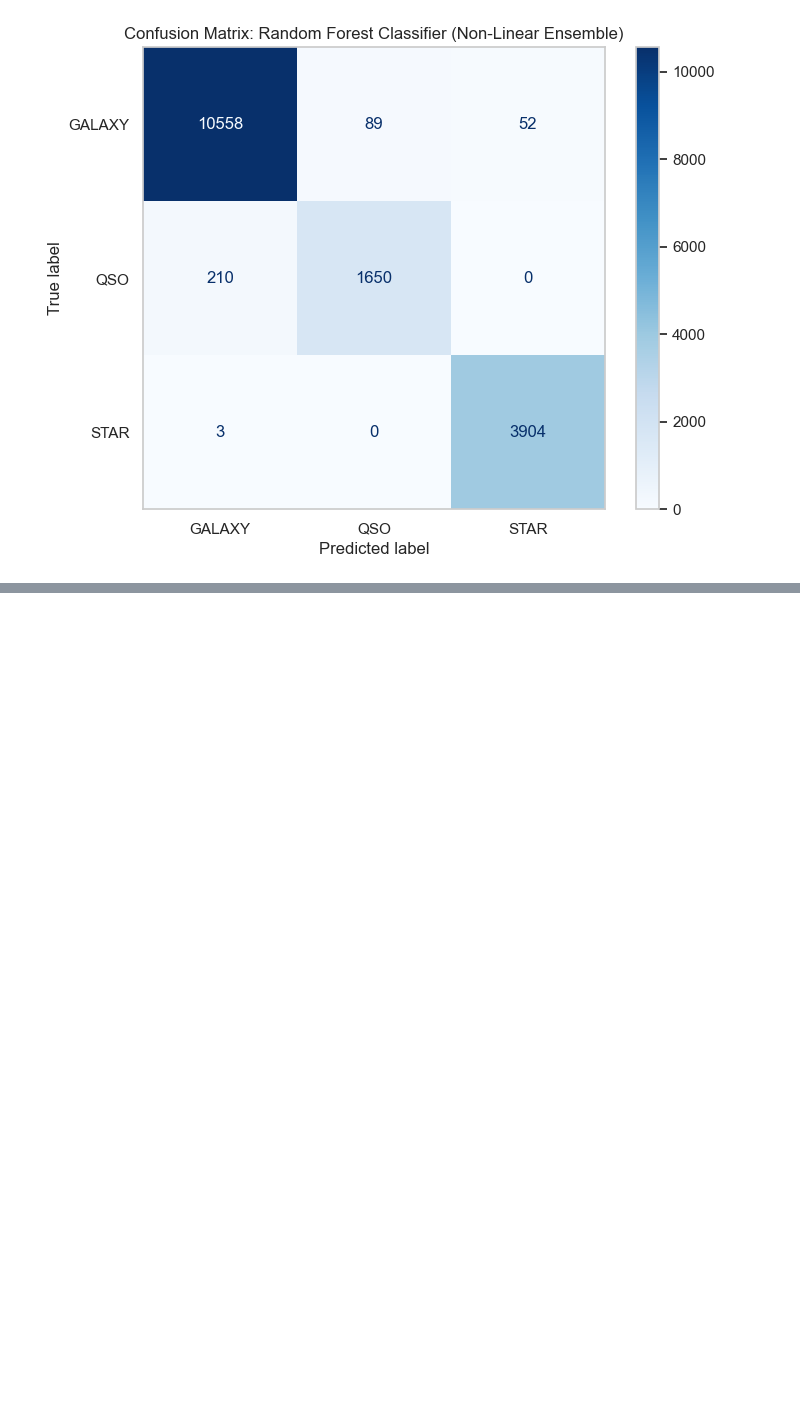
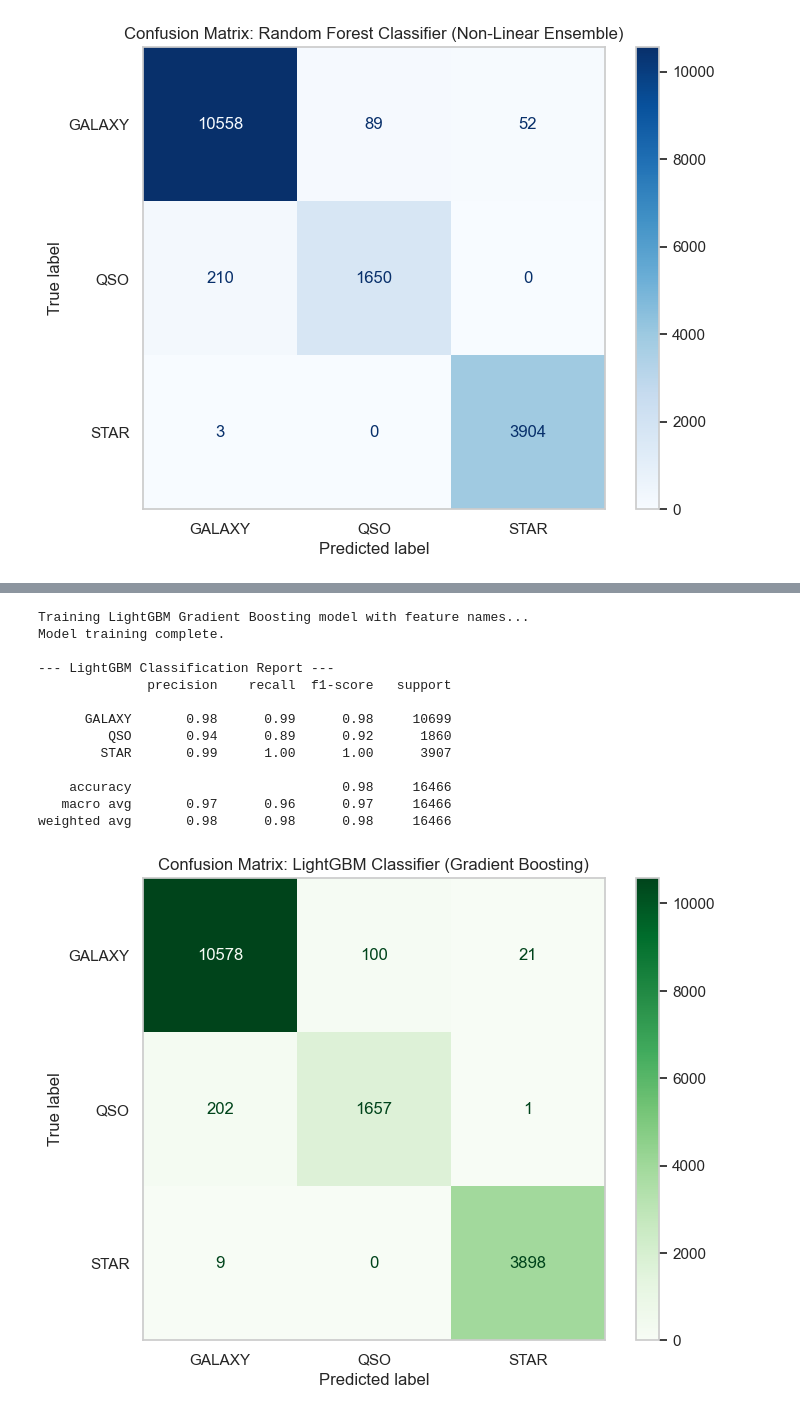
Before and after one commit to DimovDimo/SDSS17-ML-Research, a Jupyter notebook: SDSS17-ML-Research.ipynb, the cells around one changed output, grey strips where cells are left out. Saved outputs shown, nothing was run; the diff lists cells and outputs as text; code cells hidden in the pictures; blank space fills up the shorter version.

Commit message:
feat: train and evaluate lightgbm gradient boosting classifier

```diff
--- a/SDSS17-ML-Research.ipynb
+++ b/SDSS17-ML-Research.ipynb
@@ -1128,0 +1135,57 @@ weighted avg       0.98      0.98      0.98     16466
+# %%
+import matplotlib.pyplot as plt
+import seaborn as sns
+import pandas as pd
+from lightgbm import LGBMClassifier
+from sklearn.metrics import classification_report, confusion_matrix, ConfusionMatrixDisplay
+
+# Convert numpy arrays back to DataFrames with feature names to fix the UserWarning
+X_train_scaled_df = pd.DataFrame(X_train_scaled, columns=X.columns)
+X_test_scaled_df = pd.DataFrame(X_test_scaled, columns=X.columns)
+
+# 1. Initialize the LightGBM Classifier with exact parameters
+lgb_clf = LGBMClassifier(
+    objective='multiclass',
+    num_class=3,
+    n_estimators=100,
+    learning_rate=0.1,
+    random_state=2026,
+    n_jobs=-1,
+    verbose=-1
+)
+
+# 2. Train the gradient boosted trees using the proper DataFrame structure
+print("Training LightGBM Gradient Boosting model with feature names...")
+lgb_clf.fit(X_train_scaled_df, y_train)
+print("Model training complete.")
+
+# 3. Generate predictions on the scaled testing partition using the DataFrame
+y_pred_lgb = lgb_clf.predict(X_test_scaled_df)
+
+# 4. Print the comprehensive classification evaluation report
+print("\n--- LightGBM Classification Report ---")
+print(classification_report(y_test, y_pred_lgb, target_names=['GALAXY', 'QSO', 'STAR']))
+
+# 5. Compute and plot the final Confusion Matrix
+cm_lgb = confusion_matrix(y_test, y_pred_lgb)
+plt.figure(figsize=(8, 6))
+disp = ConfusionMatrixDisplay(confusion_matrix=cm_lgb, display_labels=['GALAXY', 'QSO', 'STAR'])
+disp.plot(cmap='Greens', ax=plt.gca(), values_format='d')
+plt.title("Confusion Matrix: LightGBM Classifier (Gradient Boosting)")
+plt.grid(False)
+plt.show()
+# %% [output]
+Training LightGBM Gradient Boosting model with feature names...
+Model training complete.
+
+--- LightGBM Classification Report ---
+              precision    recall  f1-score   support
+
+      GALAXY       0.98      0.99      0.98     10699
+         QSO       0.94      0.89      0.92      1860
+        STAR       0.99      1.00      1.00      3907
+
+    accuracy                           0.98     16466
+   macro avg       0.97      0.96      0.97     16466
+weighted avg       0.98      0.98      0.98     16466
+[figure, added]
```
Also changed, not shown: parts of 1 cell of this notebook.
